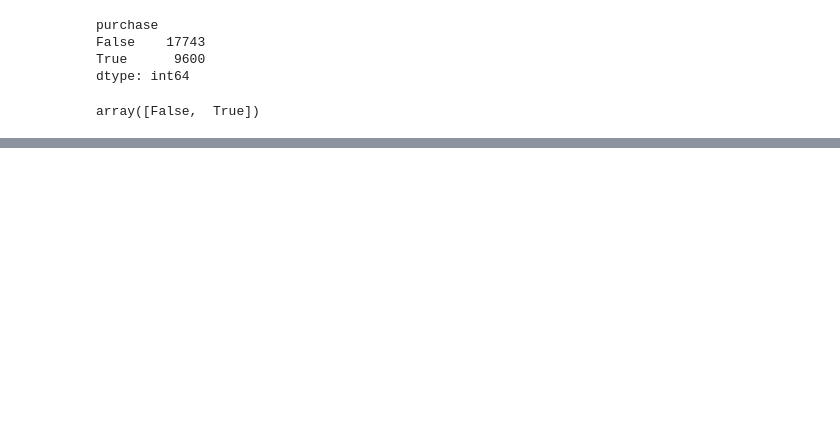
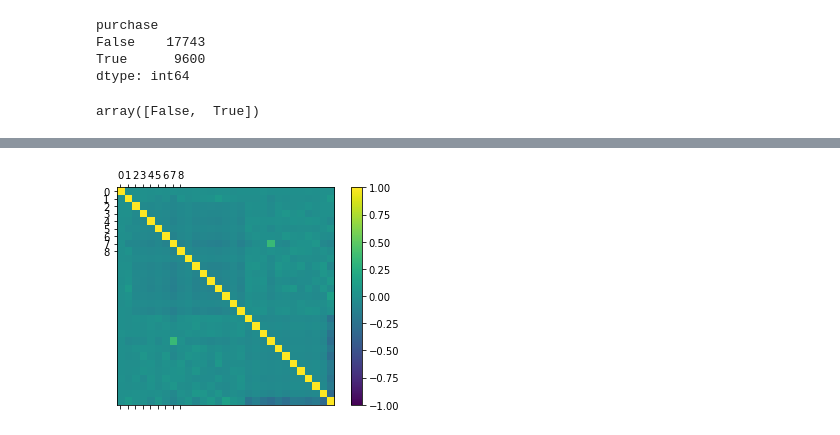
Before and after one commit to vzhovtan/data_science_modeling, a Jupyter notebook: code.ipynb, the cells around one changed output, grey strips where cells are left out. Drawn from its saved outputs; the diff is of its cells as text; code cells hidden in the pictures; blank space fills up the shorter version.

```diff
--- a/code.ipynb
+++ b/code.ipynb
@@ -374,11 +254,13 @@ data.describe()
 # %%
 data.corr(method='pearson')
 correlations = data.corr()
-fig = pyplot.figure()
+fig = plt.figure()
 ax = fig.add_subplot(111)
 cax = ax.matshow(correlations, vmin=-1, vmax=1)
 fig.colorbar(cax)
 ticks = np.arange(0,9,1)
 ax.set_xticks(ticks)
 ax.set_yticks(ticks)
-pyplot.show()
+plt.show()
+# %% [output]
+[figure, added]
```
Also changed, not shown: parts of 45 cells of this notebook.
